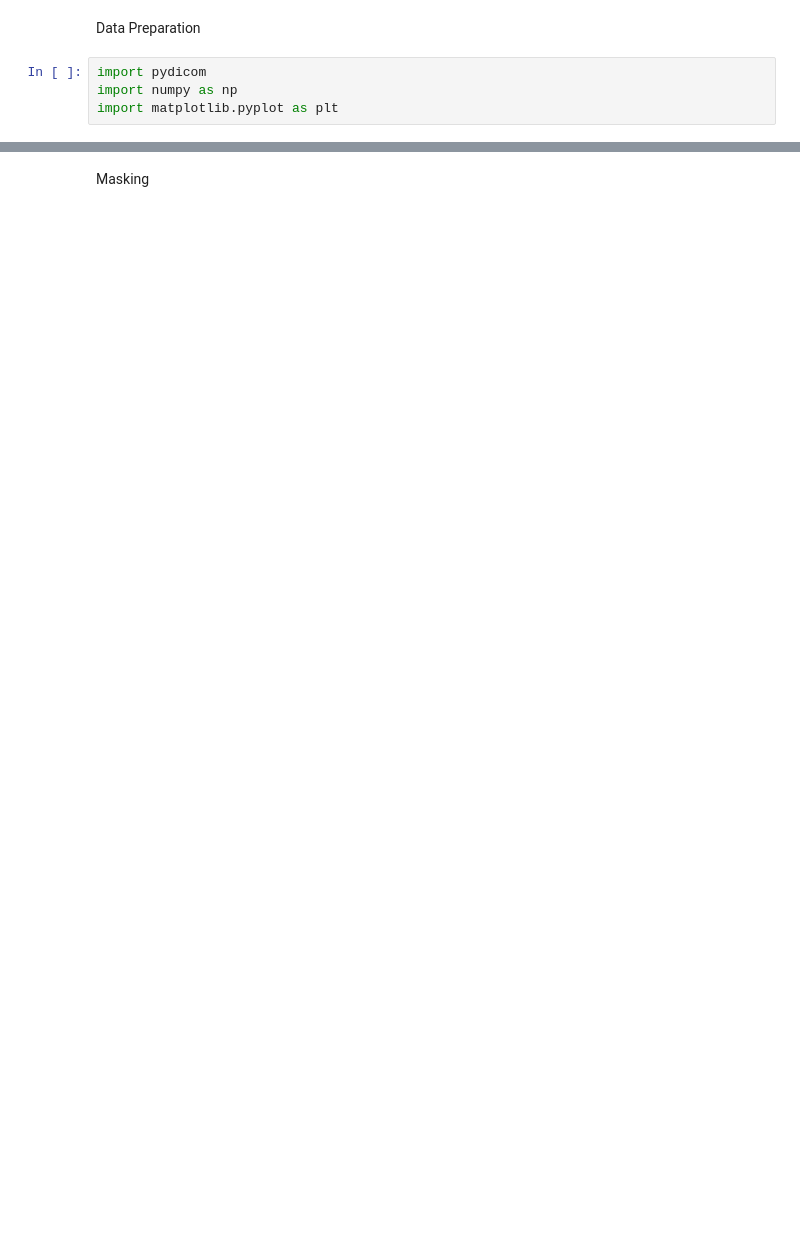
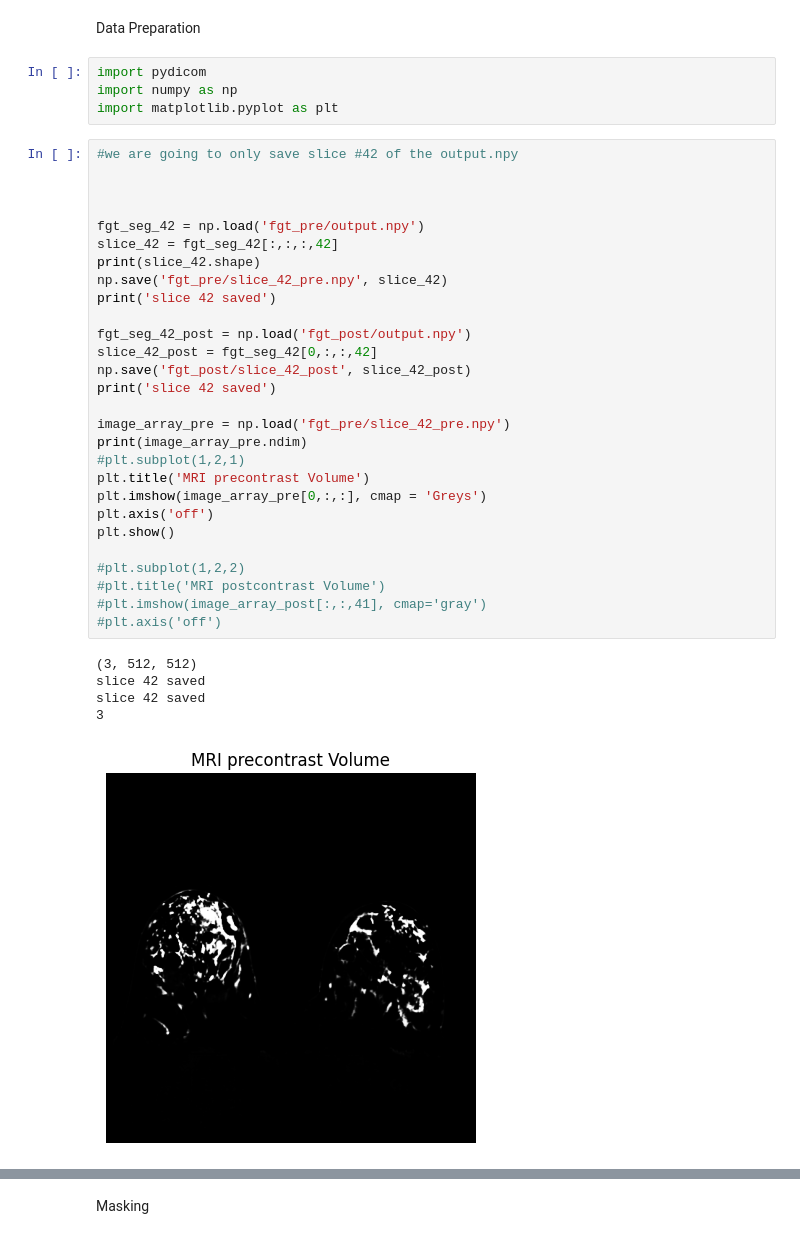
Before and after one commit to hsuryainfo/3D-Breast-FGT-and-Blood-Vessel-Segmentation, a Jupyter notebook: contrast_enchan.ipynb, the cells around one changed output, grey strips where cells are left out. Saved outputs shown, nothing was run; the diff lists cells and outputs as text; blank space fills up the shorter version.

```diff
--- a/contrast_enchan.ipynb
+++ b/contrast_enchan.ipynb
@@ -4,6 +4,40 @@ Data Preparation
 import pydicom
 import numpy as np
 import matplotlib.pyplot as plt
+# %%
+#we are going to only save slice #42 of the output.npy
+
+
+
+fgt_seg_42 = np.load('fgt_pre/output.npy')
+slice_42 = fgt_seg_42[:,:,:,42]
+print(slice_42.shape)
+np.save('fgt_pre/slice_42_pre.npy', slice_42)
+print('slice 42 saved')
+
+fgt_seg_42_post = np.load('fgt_post/output.npy')
+slice_42_post = fgt_seg_42[0,:,:,42]
+np.save('fgt_post/slice_42_post', slice_42_post)
+print('slice 42 saved')
+
+image_array_pre = np.load('fgt_pre/slice_42_pre.npy')
+print(image_array_pre.ndim)
+#plt.subplot(1,2,1)
+plt.title('MRI precontrast Volume')
+plt.imshow(image_array_pre[0,:,:], cmap = 'Greys')
+plt.axis('off')
+plt.show()
+
+#plt.subplot(1,2,2)
+#plt.title('MRI postcontrast Volume')
+#plt.imshow(image_array_post[:,:,41], cmap='gray')
+#plt.axis('off')
+# %% [output]
+(3, 512, 512)
+slice 42 saved
+slice 42 saved
+3
+[figure, added]
 # %%
 #  listing path names for images
 
```
Also changed, not shown: parts of 6 cells of this notebook, 4 other files.
